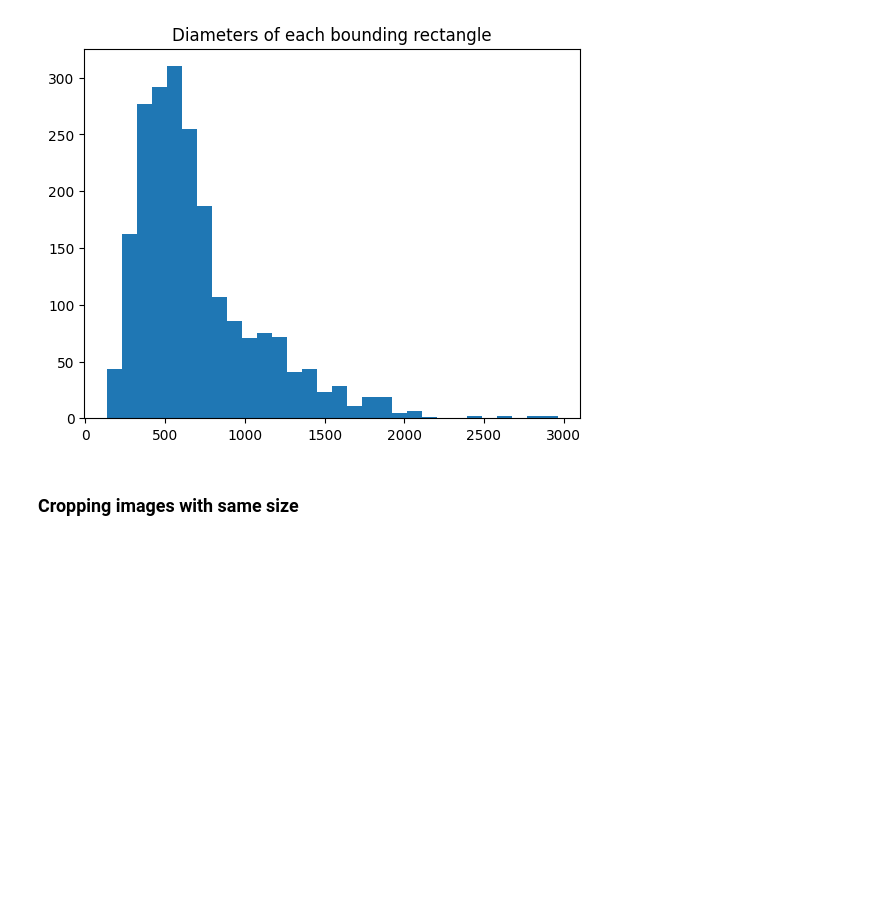
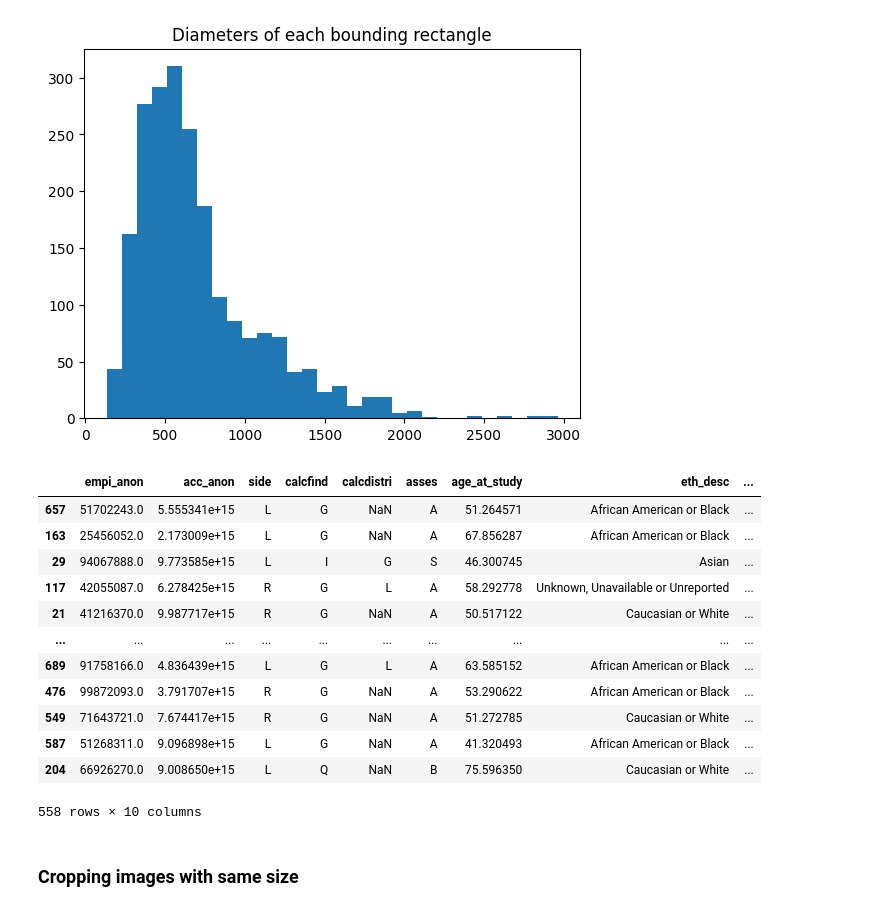
Before and after one commit to dudderThugger/laboratory-mammography, a Jupyter notebook: resizing_images.ipynb, the cells around one changed output. Drawn from its saved outputs; the diff is of its cells as text; code cells hidden in the pictures; blank space fills up the shorter version.

```diff
--- a/resizing_images.ipynb
+++ b/resizing_images.ipynb
@@ -287,3 +286,56 @@ show_roi_hist(calc_findings['resized_roi_sizes'])
 # %% [output]
 [figure]
 [figure]
+# %%
+# Keep only empirical informations
+pos_empi =  calc_findings[['empi_anon',
+                           'acc_anon',
+                           'ImageLateralityFinal',
+                           'calcfind',
+                           'calcdistri',
+                           'age_at_study',
+                           'ETHNICITY_DESC',
+                           'resized_roi_coords',
+                           'resized_path',
+                           'path_severity']]
+# %%
+# Dropping values so we only have 1 image per patient
+pos_empi_unique = pos_empi.sort_values(by=['age_at_study'],ascending=False).drop_duplicates(subset=['empi_anon'], keep='first').sample(frac=1).rename(columns={'ImageLateralityFinal':'side',
+                                                                                                                                                              'ETHNICITY_DESC':'eth_desc'})
+# %%
+data = pd.read_csv(data_path + '/tables/EMBED_OpenData_clinical_reduced.csv')
+
+pos_empi_unique = pos_empi_unique.merge(data, how='left', on=['empi_anon', 'acc_anon', 'side', 'age_at_study'], validate='1:m')
+# %%
+pos_empi_unique = pos_empi_unique.sort_values(by=['study_date_anon'], ascending=False).drop_duplicates(subset=['empi_anon'], keep='first').sample(frac=1)
+
+pos_empi_unique_reduced = pos_empi_unique[['empi_anon',
+                                   'acc_anon',
+                                   'side',
+                                   'calcfind',
+                                   'calcdistri',
+                                   'asses',
+                                   'age_at_study',
+                                   'eth_desc',
+                                   'resized_roi_coords',
+                                   'resized_path']]
+
+with open(data_path + 'pos_empi_reduced.csv', 'w') as f:
+    pos_empi_unique_reduced.to_csv(f, index=False)
+
+
+pos_empi_unique_reduced
+# %% [output]
+|  | empi_anon | acc_anon | side | calcfind | calcdistri | asses | age_at_study | eth_desc | ... |
+| 657 | 51702243.0 | 5.555341e+15 | L | G | NaN | A | 51.264571 | African American or Black | ... |
+| 163 | 25456052.0 | 2.173009e+15 | L | G | NaN | A | 67.856287 | African American or Black | ... |
+| 29 | 94067888.0 | 9.773585e+15 | L | I | G | S | 46.300745 | Asian | ... |
+| 117 | 42055087.0 | 6.278425e+15 | R | G | L | A | 58.292778 | Unknown, Unavailable or Unreported | ... |
+| 21 | 41216370.0 | 9.987717e+15 | R | G | NaN | A | 50.517122 | Caucasian or White | ... |
+| ... | ... | ... | ... | ... | ... | ... | ... | ... | ... |
+| 689 | 91758166.0 | 4.836439e+15 | L | G | L | A | 63.585152 | African American or Black | ... |
+| 476 | 99872093.0 | 3.791707e+15 | R | G | NaN | A | 53.290622 | African American or Black | ... |
+| 549 | 71643721.0 | 7.674417e+15 | R | G | NaN | A | 51.272785 | Caucasian or White | ... |
+| 587 | 51268311.0 | 9.096898e+15 | L | G | NaN | A | 41.320493 | African American or Black | ... |
+| 204 | 66926270.0 | 9.008650e+15 | L | Q | NaN | B | 75.596350 | Caucasian or White | ... |
+558 rows × 10 columns
```
Also changed, not shown: parts of 5 cells of this notebook, 8 other files.
